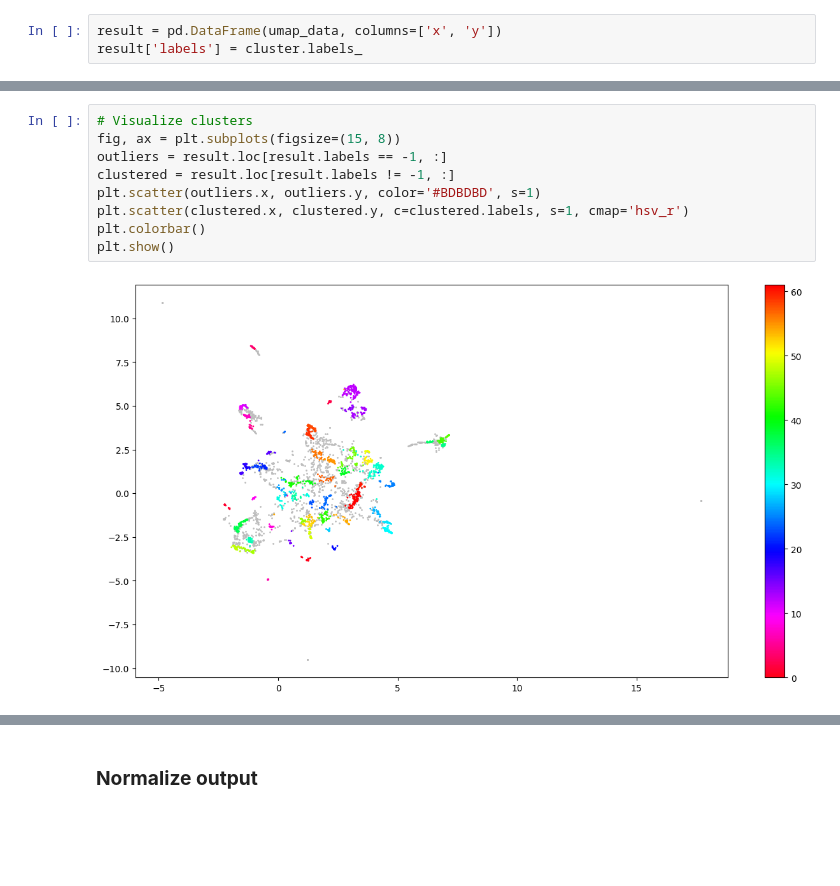
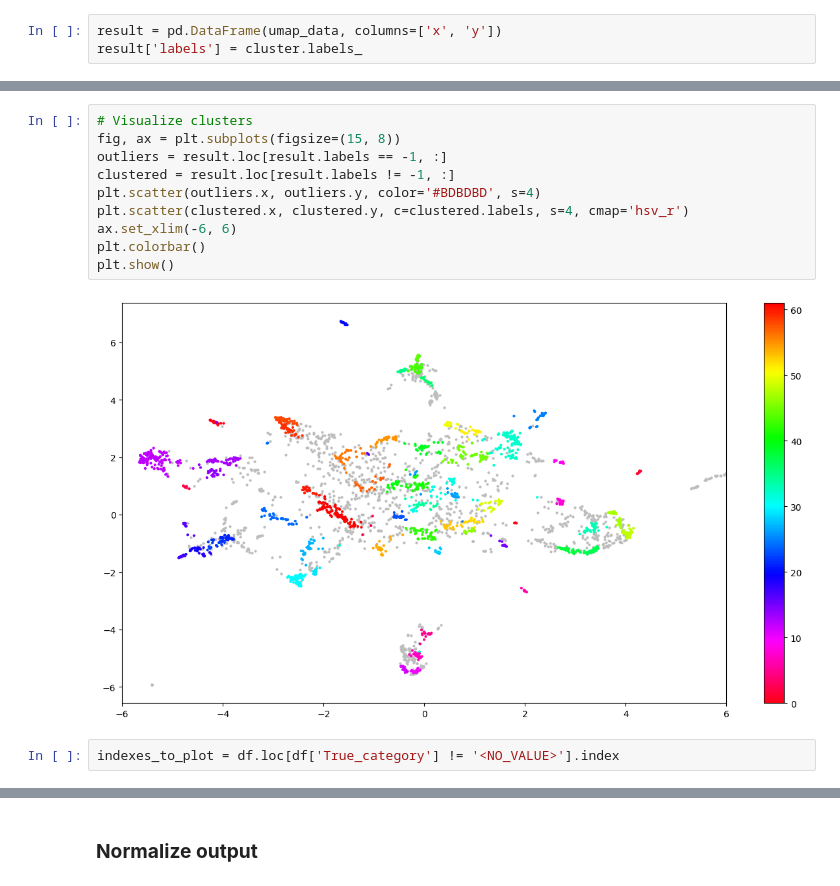
Before and after one commit to mrutkowsky/NAWROS, a Jupyter notebook: notebooks/sentence-trans-test.ipynb, the cells around one changed output, grey strips where cells are left out. Saved outputs shown, nothing was run; the diff lists cells and outputs as text; blank space fills up the shorter version.

```diff
--- a/notebooks/sentence-trans-test.ipynb
+++ b/notebooks/sentence-trans-test.ipynb
@@ -183,11 +150,14 @@ result['labels'] = cluster.labels_
 # %%
 # Visualize clusters
 fig, ax = plt.subplots(figsize=(15, 8))
 outliers = result.loc[result.labels == -1, :]
 clustered = result.loc[result.labels != -1, :]
-plt.scatter(outliers.x, outliers.y, color='#BDBDBD', s=1)
-plt.scatter(clustered.x, clustered.y, c=clustered.labels, s=1, cmap='hsv_r')
+plt.scatter(outliers.x, outliers.y, color='#BDBDBD', s=4)
+plt.scatter(clustered.x, clustered.y, c=clustered.labels, s=4, cmap='hsv_r')
+ax.set_xlim(-6, 6)
 plt.colorbar()
 plt.show()
 # %% [output]
-[figure, old version]
+[figure, new version]
+# %%
+indexes_to_plot = df.loc[df['True_category'] != '<NO_VALUE>'].index
```
Also changed, not shown: parts of 25 cells of this notebook, 2 other files.
